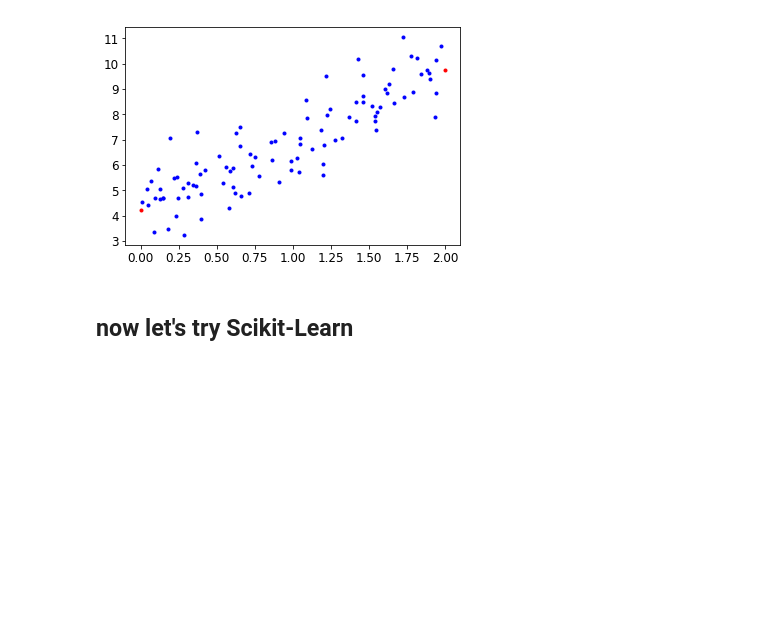
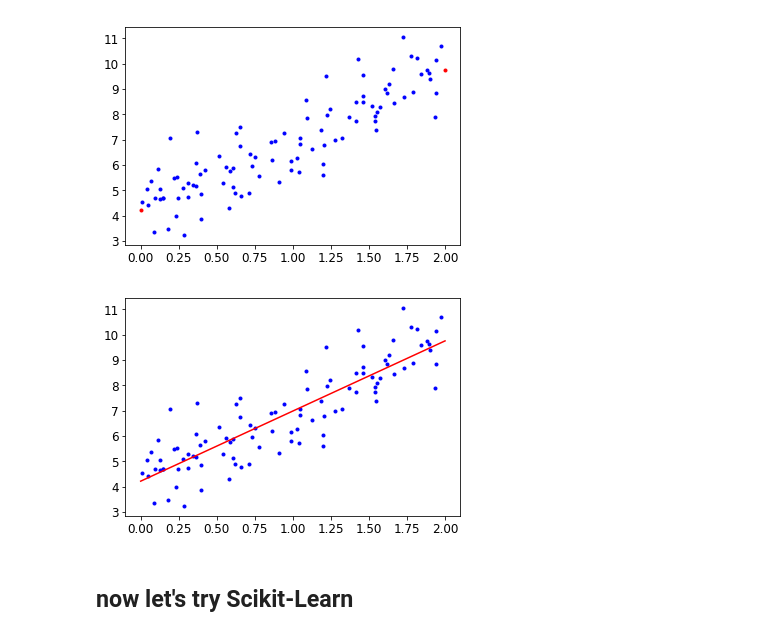
Before and after one commit to alabtsai/Machine_Learning, a Jupyter notebook: linear_reg_0.ipynb, the cells around one changed output. Saved outputs shown, nothing was run; the diff lists cells and outputs as text; code cells hidden in the pictures; blank space fills up the shorter version.

```diff
--- a/linear_reg_0.ipynb
+++ b/linear_reg_0.ipynb
@@ -100,6 +105,13 @@ plt.show()
 (100, 2)
 (100, 1)
 [figure]
+# %%
+plt.plot(X,y,"b.")
+#plt.plot(X_new,y_pred,"r.")
+plt.plot(X_new,y_pred,"r-")
+plt.show()
+# %% [output]
+[figure, added]
 # %% [markdown]
 ## now let's try Scikit-Learn
 # %%
```
Also changed, not shown: parts of 14 cells of this notebook.
